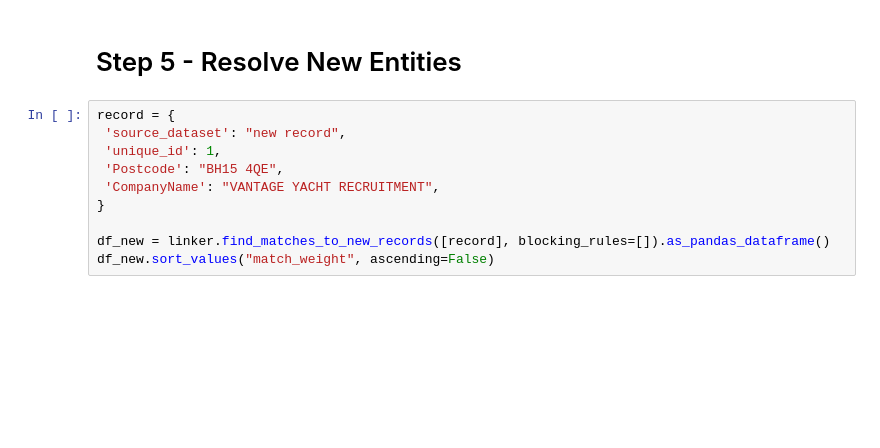
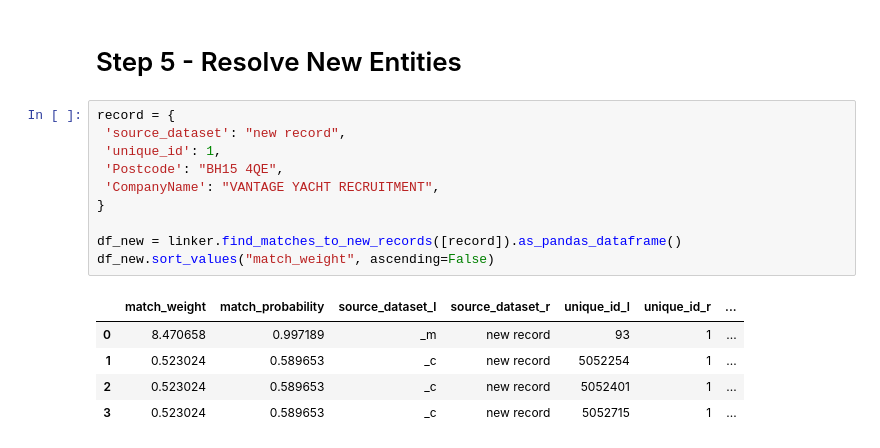
Before and after one commit to mshearer0/HandsOnEntityResolution, a Jupyter notebook: Chapter6.ipynb, the cells around one changed output. Drawn from its saved outputs; the diff is of its cells as text; blank space fills up the shorter version.

```diff
--- a/Chapter6.ipynb
+++ b/Chapter6.ipynb
@@ -197,10 +273,16 @@ linker.waterfall_chart(df_pred.to_dict(orient="records"))
 # %%
 record = {
  'source_dataset': "new record",
  'unique_id': 1,
  'Postcode': "BH15 4QE",
  'CompanyName': "VANTAGE YACHT RECRUITMENT",
 }
 
-df_new = linker.find_matches_to_new_records([record], blocking_rules=[]).as_pandas_dataframe()
+df_new = linker.find_matches_to_new_records([record]).as_pandas_dataframe()
 df_new.sort_values("match_weight", ascending=False)
+# %% [output]
+|  | match_weight | match_probability | source_dataset_l | source_dataset_r | unique_id_l | unique_id_r | ... |
+| 0 | 8.470658 | 0.997189 | _m | new record | 93 | 1 | ... |
+| 1 | 0.523024 | 0.589653 | _c | new record | 5052254 | 1 | ... |
+| 2 | 0.523024 | 0.589653 | _c | new record | 5052401 | 1 | ... |
+| 3 | 0.523024 | 0.589653 | _c | new record | 5052715 | 1 | ... |
```
Also changed, not shown: parts of 19 cells of this notebook, 2 other files.
